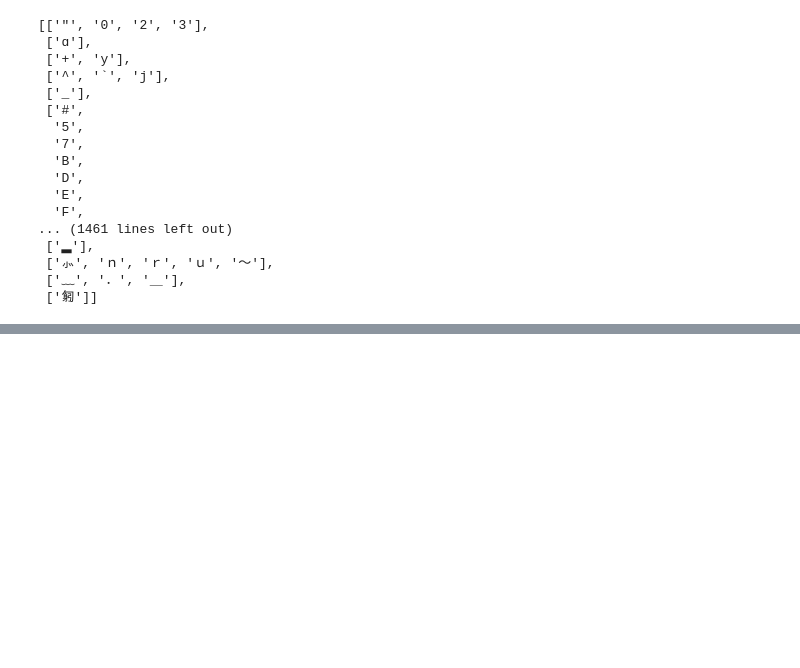
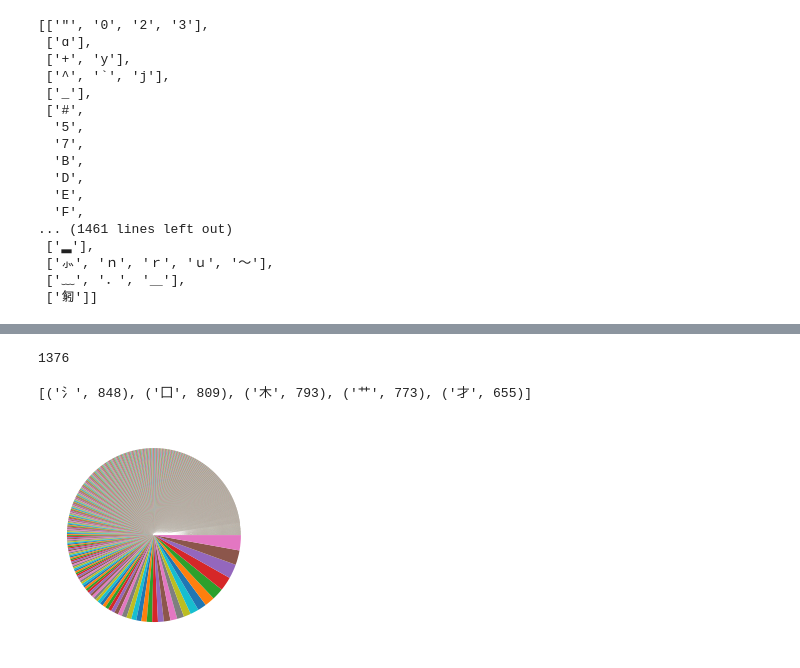
Before and after one commit to Abgetrennter/visiual_textattack, a Jupyter notebook: 1.ipynb, the cells around one changed output, grey strips where cells are left out. Cells and saved outputs as stored; diff of their text form; code cells hidden in the pictures; blank space fills up the shorter version.

```diff
--- a/1.ipynb
+++ b/1.ipynb
@@ -52,0 +84,21 @@ hc.query("长")
+# %%
+data = {}
+with open("data/chinese-word-structure/chinese_word_structure_14k.tsv", "r", encoding="utf8") as f:
+    for line in f:
+        key, *items = line.strip().split('\t')
+        s = items[-1].strip().split()  # 选择第一个然后做一些改动
+        # if len(s) > 3:
+        #     continue
+        # s-=replace
+        # qqq=a&s
+        # s-=qqq
+        # print(a,s,qqq)
+        # s.update(_dict[_] for _ in qqq)
+        if t:=a.intersection(s):
+            for i in t:
+                s[s.index(i)]=_dict[i]
+            # temp1=sorted([i.strip().split() for i in items],key=len)
+            # 有序所以不用排序
+            # temp1=[i for i in temp1 if len(i)==i[0]]
+
+        data[key] = tuple(s)
@@ -52,0 +156,8 @@ hc.query("长")
+# %%
+aa = []
+for _ in data.values():
+    aa.extend(_)
+# %%
+from collections import Counter
+
+c = Counter(aa)
@@ -52,0 +174,20 @@ hc.query("长")
+# %%
+len([i for i in set(aa) if c[i]>1])
+# %% [output]
+1376
+# %%
+c.most_common(5)
+# %% [output]
+[('氵', 848), ('囗', 809), ('木', 793), ('艹', 773), ('才', 655)]
+# %%
+import matplotlib.pyplot as plt
+def pie(_d):
+    plt.pie(sorted(_d.values()),
+            # labels=_d.keys(),  # 设置饼图标签
+            # autopct='%.2f%%',  # 格式化输出百分比
+            )
+    plt.show()
+# %%
+pie(c)
+# %% [output]
+[figure, added]
```
Also changed, not shown: parts of 28 cells of this notebook, 17 other files.
